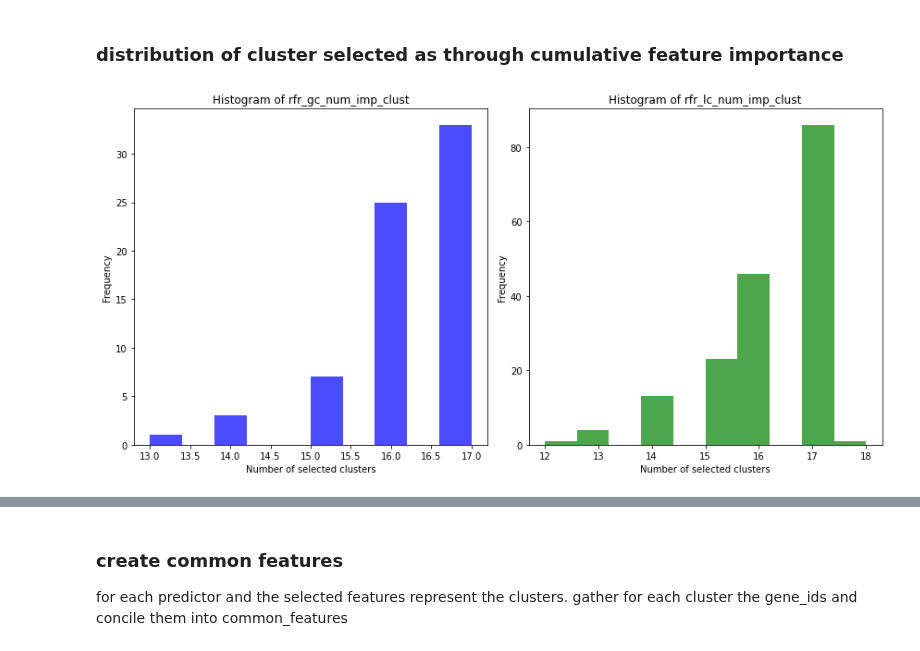
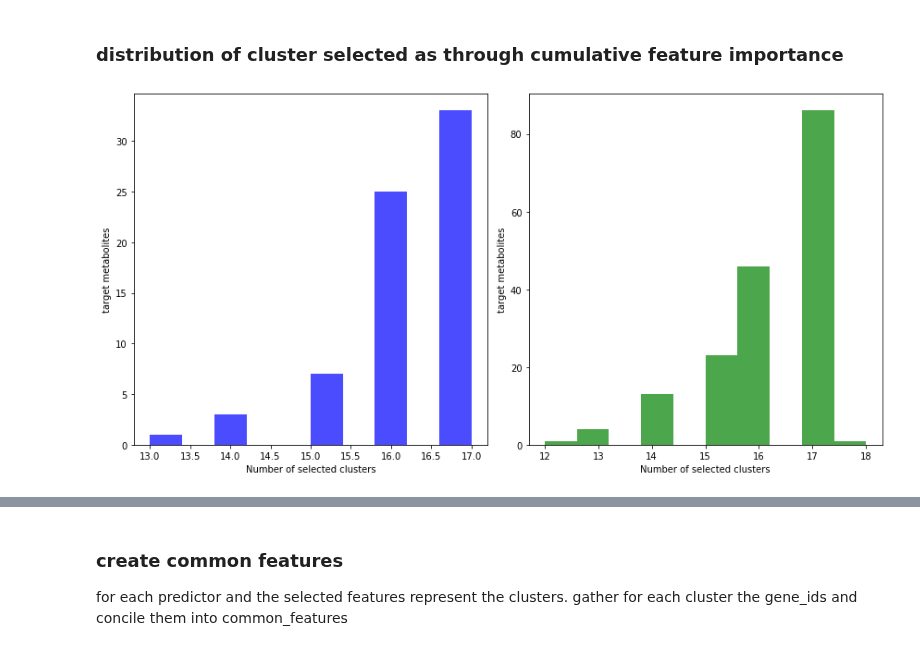
Before and after one commit to Yawkward/x.elegans, a Jupyter notebook: newfeaturespace/newfeat_goea.ipynb, the cells around one changed output, grey strips where cells are left out. Drawn from its saved outputs; the diff is of its cells as text; code cells hidden in the pictures.

```diff
--- a/newfeaturespace/newfeat_goea.ipynb
+++ b/newfeaturespace/newfeat_goea.ipynb
@@ -214,26 +292,26 @@ for p in [path_gc, path_lc]:
 # %%
 import matplotlib.pyplot as plt
 
 # Create a figure and a set of subplots
 fig, axs = plt.subplots(1, 2, figsize=(12, 6))
 
 # Plot histogram for rfr_gc_num_imp_clust
 axs[0].hist(rfr_gc_num_imp_clust, bins=10, color='blue', alpha=0.7)
-axs[0].set_title('Histogram of rfr_gc_num_imp_clust')
+#axs[0].set_title('Histogram of rfr_gc_num_imp_clust')
 axs[0].set_xlabel('Number of selected clusters')
-axs[0].set_ylabel('Frequency')
+axs[0].set_ylabel('target metabolites')
 
 # Plot histogram for rfr_lc_num_imp_clust
 axs[1].hist(rfr_lc_num_imp_clust, bins=10, color='green', alpha=0.7)
-axs[1].set_title('Histogram of rfr_lc_num_imp_clust')
+#axs[1].set_title('Histogram of rfr_lc_num_imp_clust')
 axs[1].set_xlabel('Number of selected clusters')
-axs[1].set_ylabel('Frequency')
+axs[1].set_ylabel('target metabolites')
 
 # Display the plot
 plt.tight_layout()
 plt.show()
 # %% [output]
-[figure, old version]
+[figure, new version]
 # %%
 import matplotlib.pyplot as plt
 
```
Also changed, not shown: parts of 5 cells of this notebook, 3 other files.
